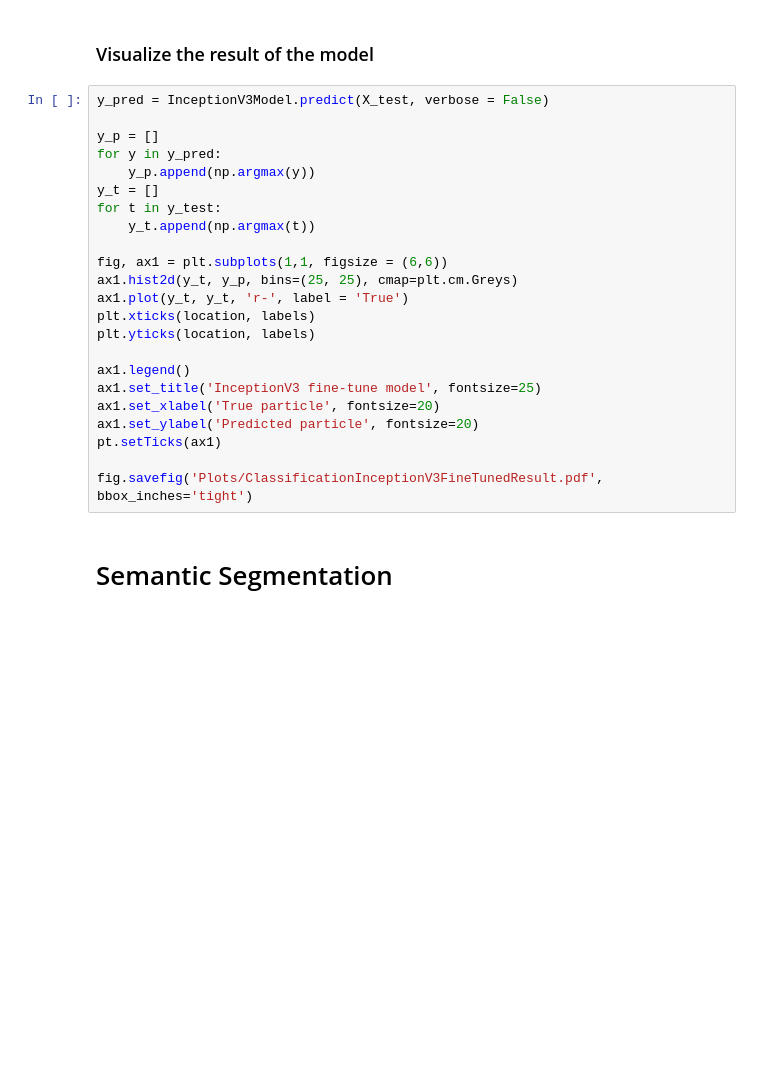
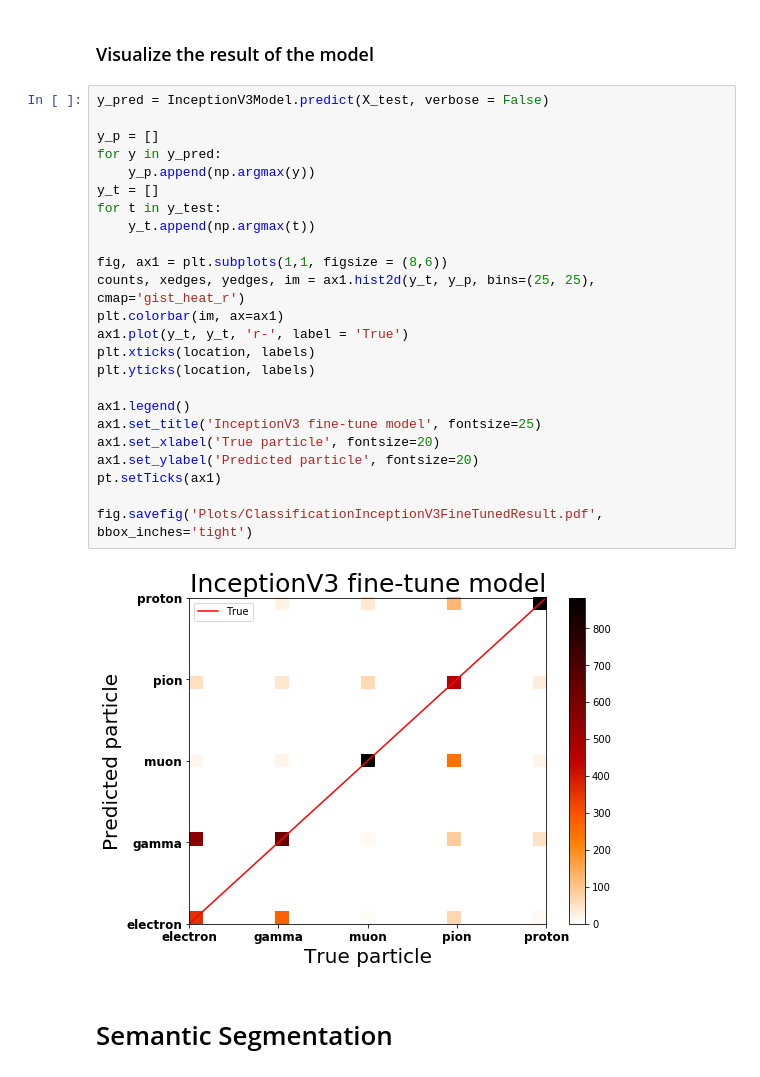
Before and after one commit to ArbinTimilsina/ParticleTagging, a Jupyter notebook: ParticleClassification.ipynb, the cells around one changed output. Cells and saved outputs as stored; diff of their text form; blank space fills up the shorter version.

```diff
--- a/ParticleClassification.ipynb
+++ b/ParticleClassification.ipynb
@@ -578,26 +643,29 @@ print('Test accuracy of the model (after training): %.4f%%' % accuracy)
 # %%
 y_pred = InceptionV3Model.predict(X_test, verbose = False)
 
 y_p = []
 for y in y_pred:
     y_p.append(np.argmax(y))
 y_t = []
 for t in y_test:
     y_t.append(np.argmax(t))
 
-fig, ax1 = plt.subplots(1,1, figsize = (6,6))
-ax1.hist2d(y_t, y_p, bins=(25, 25), cmap=plt.cm.Greys)
+fig, ax1 = plt.subplots(1,1, figsize = (8,6))
+counts, xedges, yedges, im = ax1.hist2d(y_t, y_p, bins=(25, 25), cmap='gist_heat_r')
+plt.colorbar(im, ax=ax1)
 ax1.plot(y_t, y_t, 'r-', label = 'True')
 plt.xticks(location, labels)
 plt.yticks(location, labels)
 
 ax1.legend()
 ax1.set_title('InceptionV3 fine-tune model', fontsize=25)
 ax1.set_xlabel('True particle', fontsize=20)
 ax1.set_ylabel('Predicted particle', fontsize=20)
 pt.setTicks(ax1)
 
 fig.savefig('Plots/ClassificationInceptionV3FineTunedResult.pdf', bbox_inches='tight')
+# %% [output]
+[figure, added]
 # %% [markdown]
 # Semantic Segmentation
 # %% [markdown]
```
Also changed, not shown: parts of 18 cells of this notebook, 15 other files.
